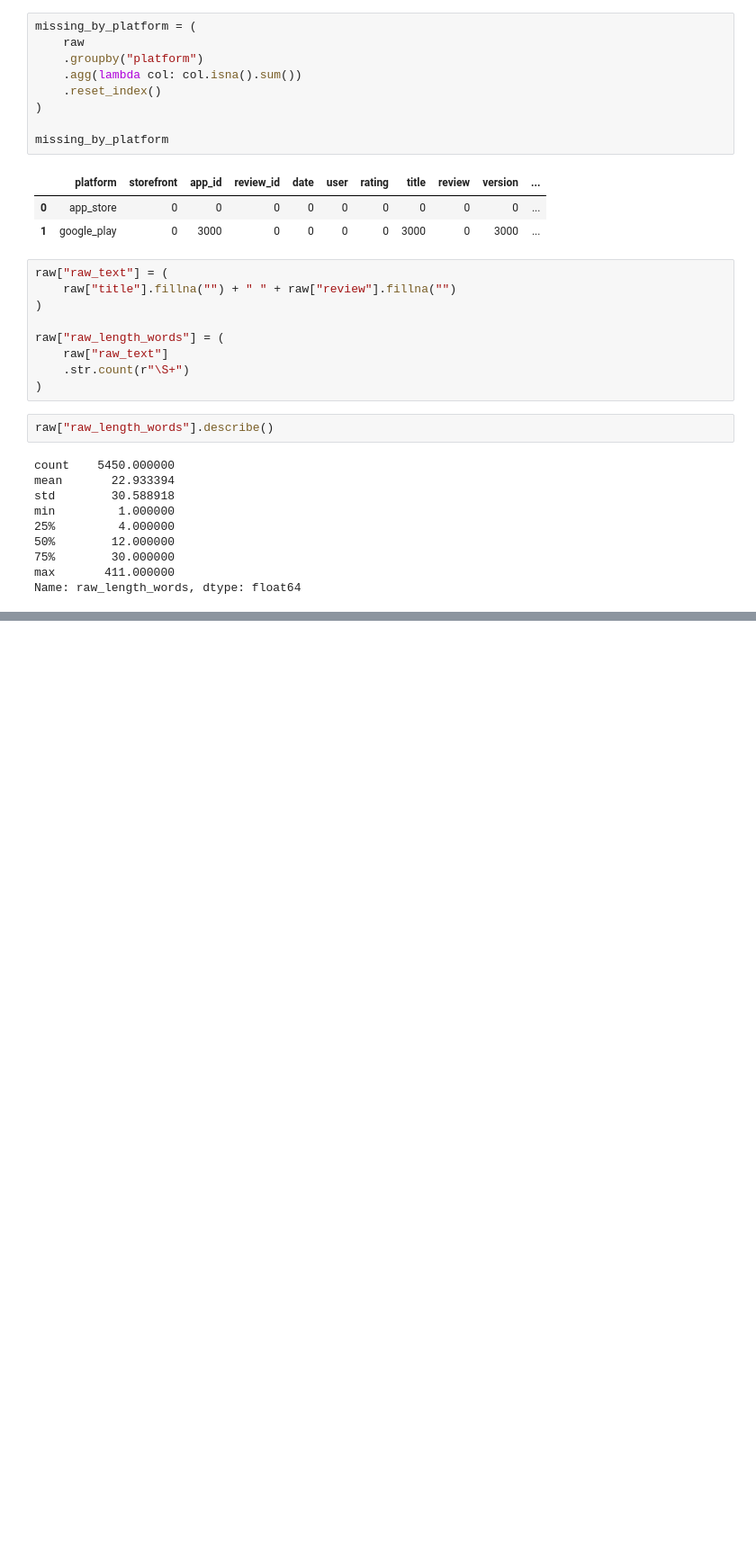
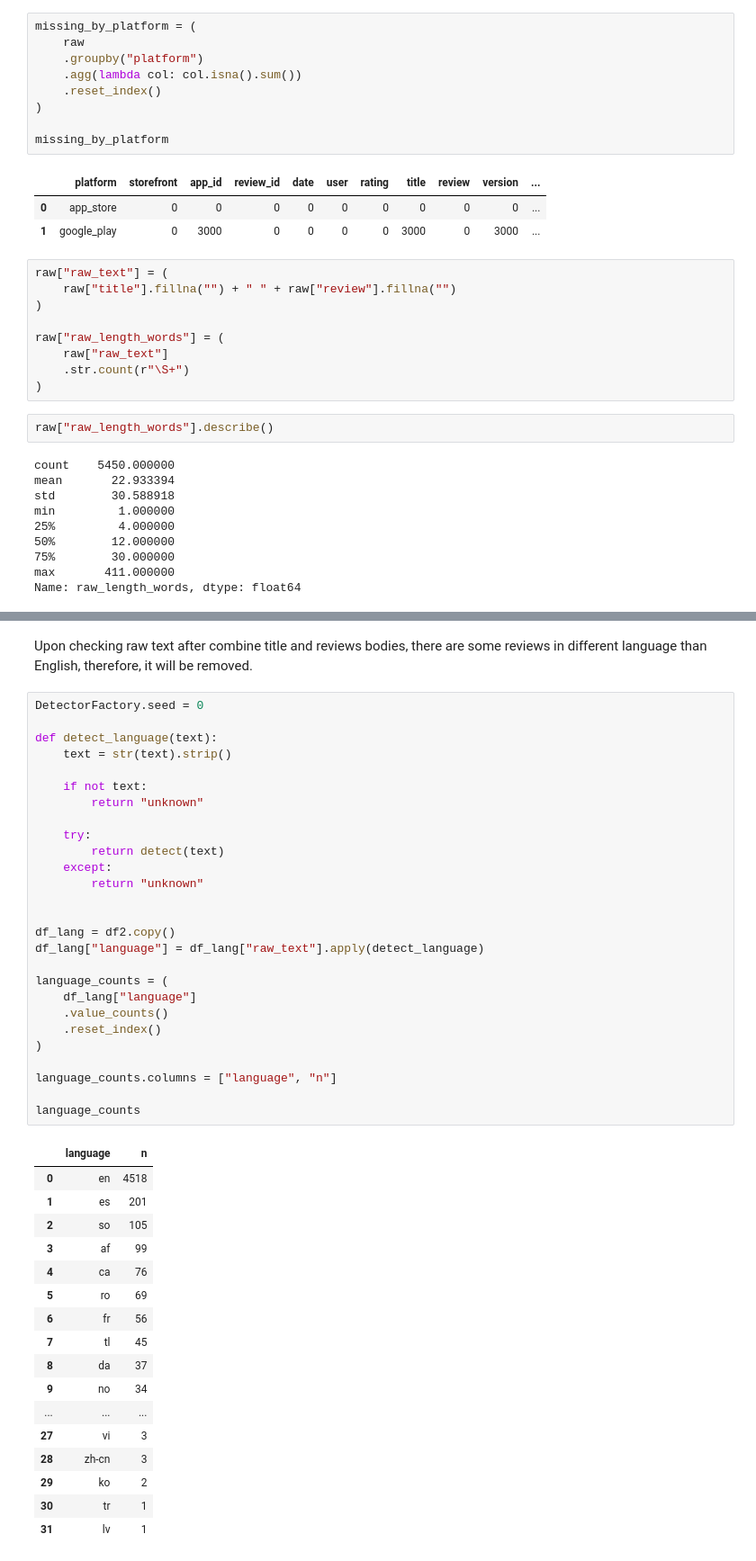
Before and after one commit to dpchi12/sentiment-analysis-for-banks-mobile-app-review, a Jupyter notebook: Model (old data)/old_approach_sentiment_analysis.ipynb, the cells around one changed output, grey strips where cells are left out. Shown at 90% size. Saved outputs shown, nothing was run; the diff lists cells and outputs as text; blank space fills up the shorter version.

```diff
--- a/Model (old data)/old_approach_sentiment_analysis.ipynb
+++ b/Model (old data)/old_approach_sentiment_analysis.ipynb
@@ -192,0 +277,47 @@ plt.show()
+# %% [markdown]
+Upon checking raw text after combine title and reviews bodies, there are some reviews in different language than English, therefore, it will be removed.
+# %%
+DetectorFactory.seed = 0
+
+def detect_language(text):
+    text = str(text).strip()
+
+    if not text:
+        return "unknown"
+
+    try:
+        return detect(text)
+    except:
+        return "unknown"
+
+
+df_lang = df2.copy()
+df_lang["language"] = df_lang["raw_text"].apply(detect_language)
+
+language_counts = (
+    df_lang["language"]
+    .value_counts()
+    .reset_index()
+)
+
+language_counts.columns = ["language", "n"]
+
+language_counts
+# %% [output]
+|  | language | n |
+| 0 | en | 4518 |
+| 1 | es | 201 |
+| 2 | so | 105 |
+| 3 | af | 99 |
+| 4 | ca | 76 |
+| 5 | ro | 69 |
+| 6 | fr | 56 |
+| 7 | tl | 45 |
+| 8 | da | 37 |
+| 9 | no | 34 |
+| ... | ... | ... |
+| 27 | vi | 3 |
+| 28 | zh-cn | 3 |
+| 29 | ko | 2 |
+| 30 | tr | 1 |
+| 31 | lv | 1 |
```
Also changed, not shown: parts of 13 cells of this notebook.
